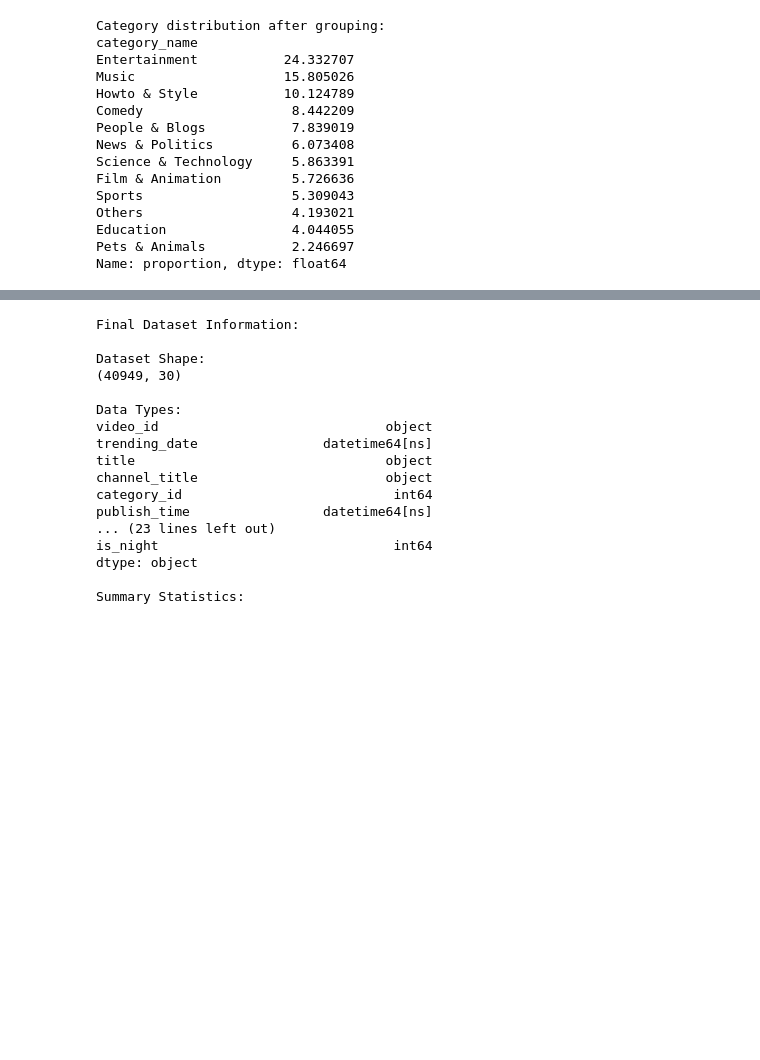
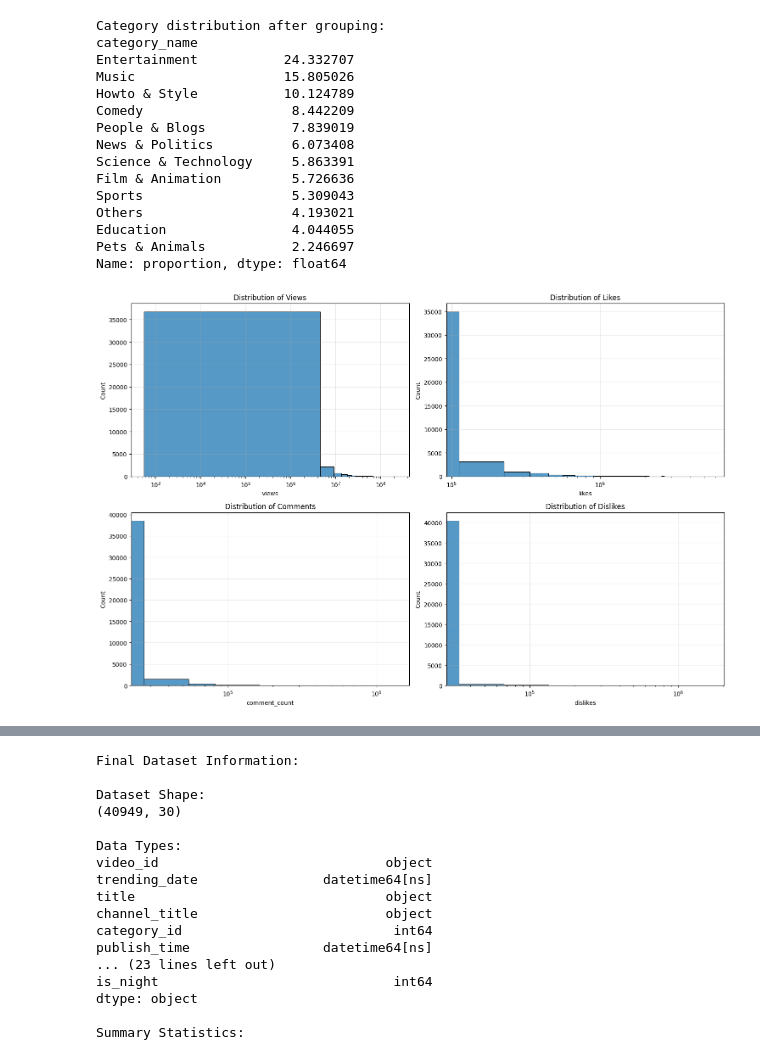
Before and after one commit to jforeroluque/PRG_test, a Jupyter notebook: notebooks/youtube_analysis.ipynb, the cells around one changed output, grey strips where cells are left out. Cells and saved outputs as stored; diff of their text form; code cells hidden in the pictures; blank space fills up the shorter version.

```diff
--- a/notebooks/youtube_analysis.ipynb
+++ b/notebooks/youtube_analysis.ipynb
@@ -350,3 +349,31 @@ Others                   4.193021
 Education                4.044055
 Pets & Animals           2.246697
 Name: proportion, dtype: float64
+# %%
+# Distribution Metrics
+fig, axes = plt.subplots(2, 2, figsize=(15, 10))
+
+# Views distribution
+sns.histplot(data=df_clean, x='views', bins=50, ax=axes[0,0])
+axes[0,0].set_title('Distribution of Views')
+axes[0,0].set_xscale('log')
+
+# Likes distribution
+sns.histplot(data=df_clean, x='likes', bins=50, ax=axes[0,1])
+axes[0,1].set_title('Distribution of Likes')
+axes[0,1].set_xscale('log')
+
+# Comments distribution
+sns.histplot(data=df_clean, x='comment_count', bins=50, ax=axes[1,0])
+axes[1,0].set_title('Distribution of Comments')
+axes[1,0].set_xscale('log')
+
+# Dislikes distribution
+sns.histplot(data=df_clean, x='dislikes', bins=50, ax=axes[1,1])
+axes[1,1].set_title('Distribution of Dislikes')
+axes[1,1].set_xscale('log')
+
+plt.tight_layout()
+plt.show()
+# %% [output]
+[figure, added]
```
Also changed, not shown: parts of 9 cells of this notebook, 5 other files.
